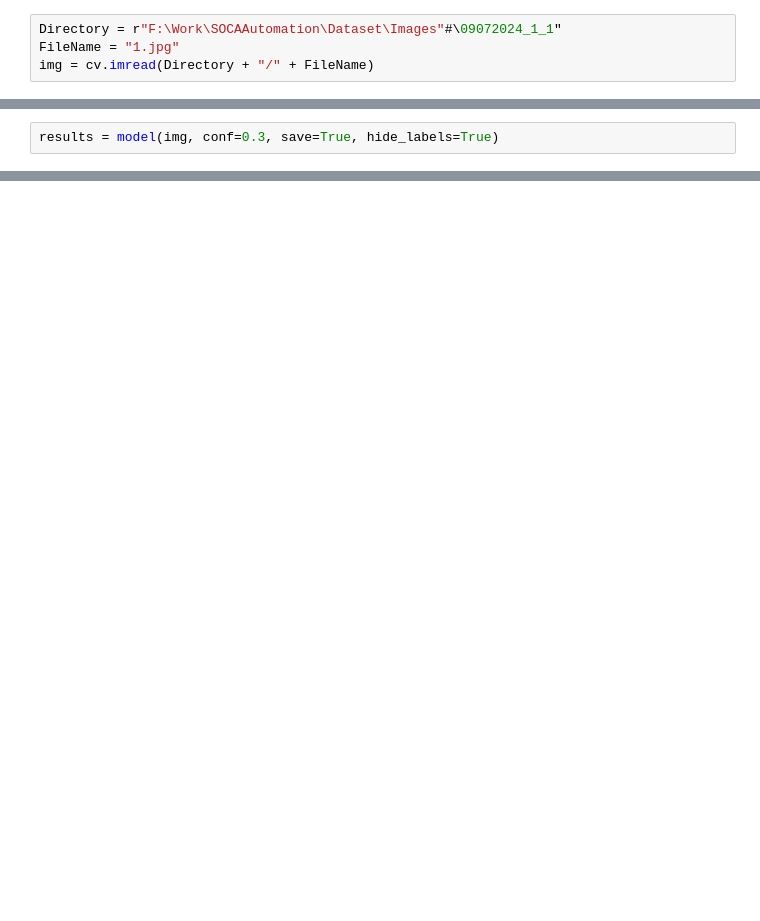
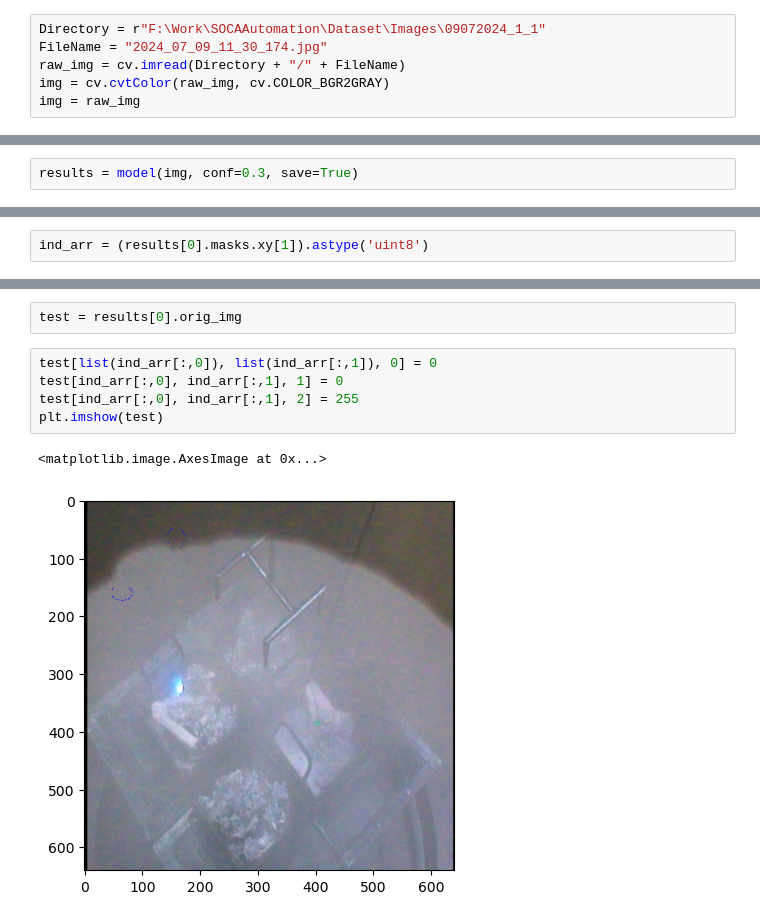
Before and after one commit to muthuganeshece/CVProjects, a Jupyter notebook: SodiumDisposal/Notebook/YOLOv8_Inference.ipynb, the cells around one changed output, grey strips where cells are left out. Cells and saved outputs as stored; diff of their text form; blank space fills up the shorter version.

```diff
--- a/SodiumDisposal/Notebook/YOLOv8_Inference.ipynb
+++ b/SodiumDisposal/Notebook/YOLOv8_Inference.ipynb
@@ -7,5 +8,7 @@ from ultralytics import YOLO
 # %%
-Directory = r"F:\Work\SOCAAutomation\Dataset\Images"#\09072024_1_1"
-FileName = "1.jpg"
-img = cv.imread(Directory + "/" + FileName)
+Directory = r"F:\Work\SOCAAutomation\Dataset\Images\09072024_1_1"
+FileName = "2024_07_09_11_30_174.jpg"
+raw_img = cv.imread(Directory + "/" + FileName)
+img = cv.cvtColor(raw_img, cv.COLOR_BGR2GRAY)
+img = raw_img
 # %%
@@ -13,3 +187,3 @@ model = YOLO('best.pt')
 # %%
-results = model(img, conf=0.3, save=True, hide_labels=True)
+results = model(img, conf=0.3, save=True)
 # %% [output]
@@ -20,0 +193,2 @@ Results saved to runs\segment\predict2
+# %%
+ind_arr = (results[0].masks.xy[1]).astype('uint8')
@@ -20,0 +215,10 @@ Results saved to runs\segment\predict2
+# %%
+test = results[0].orig_img
+# %%
+test[list(ind_arr[:,0]), list(ind_arr[:,1]), 0] = 0
+test[ind_arr[:,0], ind_arr[:,1], 1] = 0
+test[ind_arr[:,0], ind_arr[:,1], 2] = 255
+plt.imshow(test)
+# %% [output]
+<matplotlib.image.AxesImage at 0x...>
+[figure, added]
```
Also changed, not shown: parts of 37 cells of this notebook.
